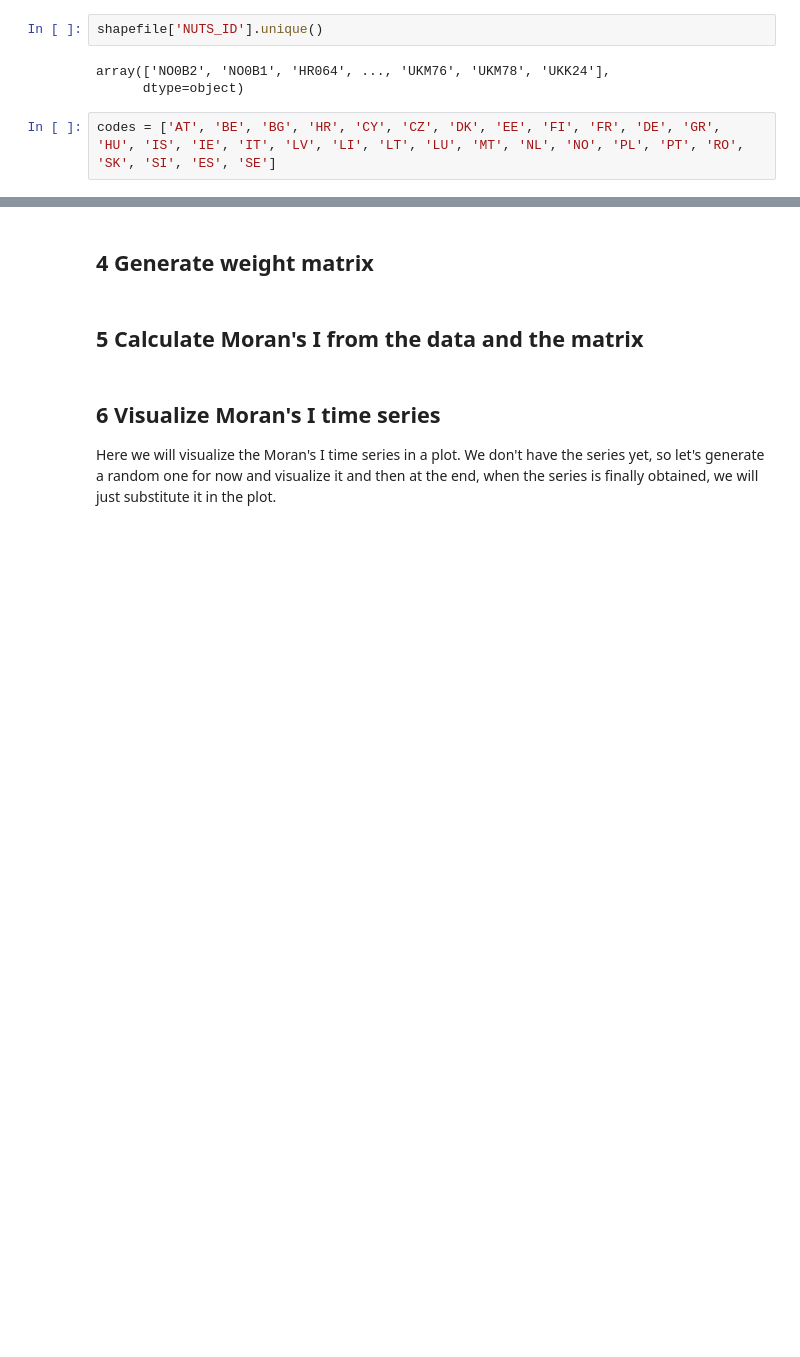
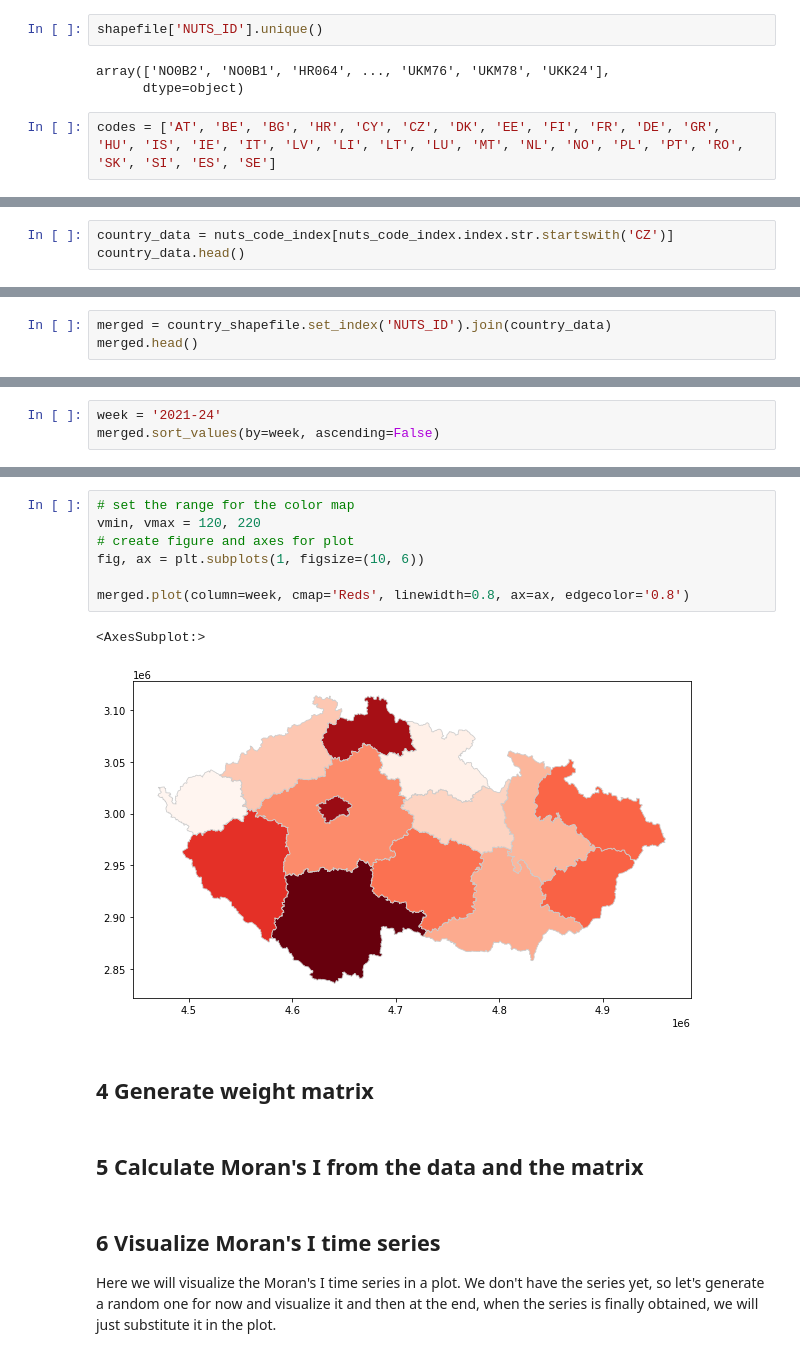
Before and after one commit to ProvaznikJan/CovidProject, a Jupyter notebook: Data interpreter.ipynb, the cells around one changed output, grey strips where cells are left out. Cells and saved outputs as stored; diff of their text form; blank space fills up the shorter version.

```diff
--- a/Data interpreter.ipynb
+++ b/Data interpreter.ipynb
@@ -175,0 +199,3 @@ plt.show()
+# %%
+country_data = nuts_code_index[nuts_code_index.index.str.startswith('CZ')]
+country_data.head()
@@ -175,0 +211,3 @@ plt.show()
+# %%
+merged = country_shapefile.set_index('NUTS_ID').join(country_data)
+merged.head()
@@ -175,0 +223,3 @@ plt.show()
+# %%
+week = '2021-24'
+merged.sort_values(by=week, ascending=False)
@@ -176,3 +244,13 @@ plt.show()
+# %%
+# set the range for the color map
+vmin, vmax = 120, 220
+# create figure and axes for plot
+fig, ax = plt.subplots(1, figsize=(10, 6))
+
+merged.plot(column=week, cmap='Reds', linewidth=0.8, ax=ax, edgecolor='0.8')
+# %% [output]
+<AxesSubplot:>
+[figure, added]
 # %% [markdown]
 ## 4 Generate weight matrix
 # %% [markdown]
```
Also changed, not shown: parts of 13 cells of this notebook, 10 other files.
